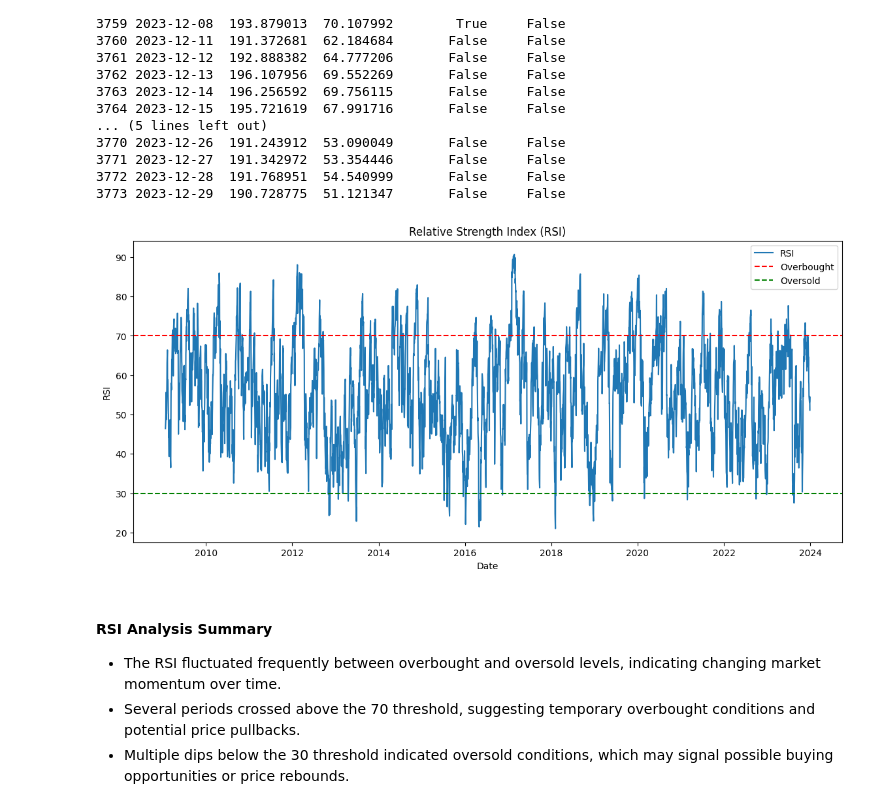
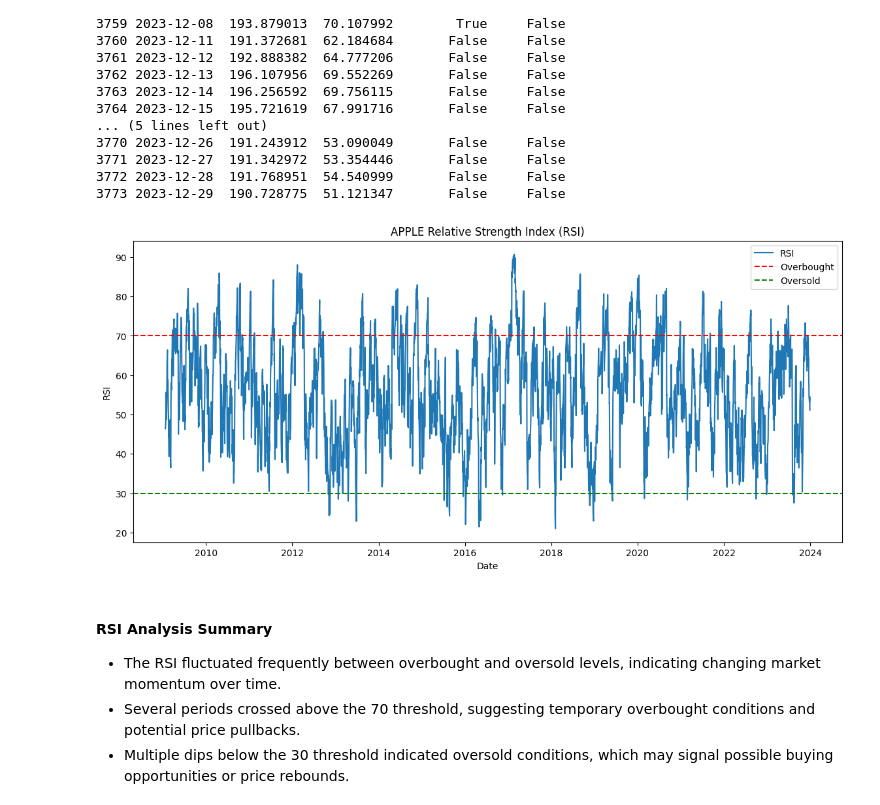
Before and after one commit to bemnetne/Predicting_Price_Moves, a Jupyter notebook: notebooks/AAPL.ipynb, the cells around one changed output. Saved outputs shown, nothing was run; the diff lists cells and outputs as text; code cells hidden in the pictures.

```diff
--- a/notebooks/AAPL.ipynb
+++ b/notebooks/AAPL.ipynb
@@ -181,35 +170,35 @@ plt.figure(figsize=(14,6))
 plt.plot(
     df['Date'],
     df['RSI'],
     label='RSI'
 )
 
 # overbought line
 plt.axhline(
     70,
     color='red',
     linestyle='--',
     label='Overbought'
 )
 
 # oversold line
 plt.axhline(
     30,
     color='green',
     linestyle='--',
     label='Oversold'
 )
 
 plt.xlabel("Date")
 plt.ylabel("RSI")
 
-plt.title("Relative Strength Index (RSI)")
+plt.title("APPLE Relative Strength Index (RSI)")
 
 plt.legend()
 
 plt.show()
 # %% [output]
-[figure, old version]
+[figure, new version]
 # %% [markdown]
 #### RSI Analysis Summary
 
```
Also changed, not shown: parts of 13 cells of this notebook, 9 other files.
